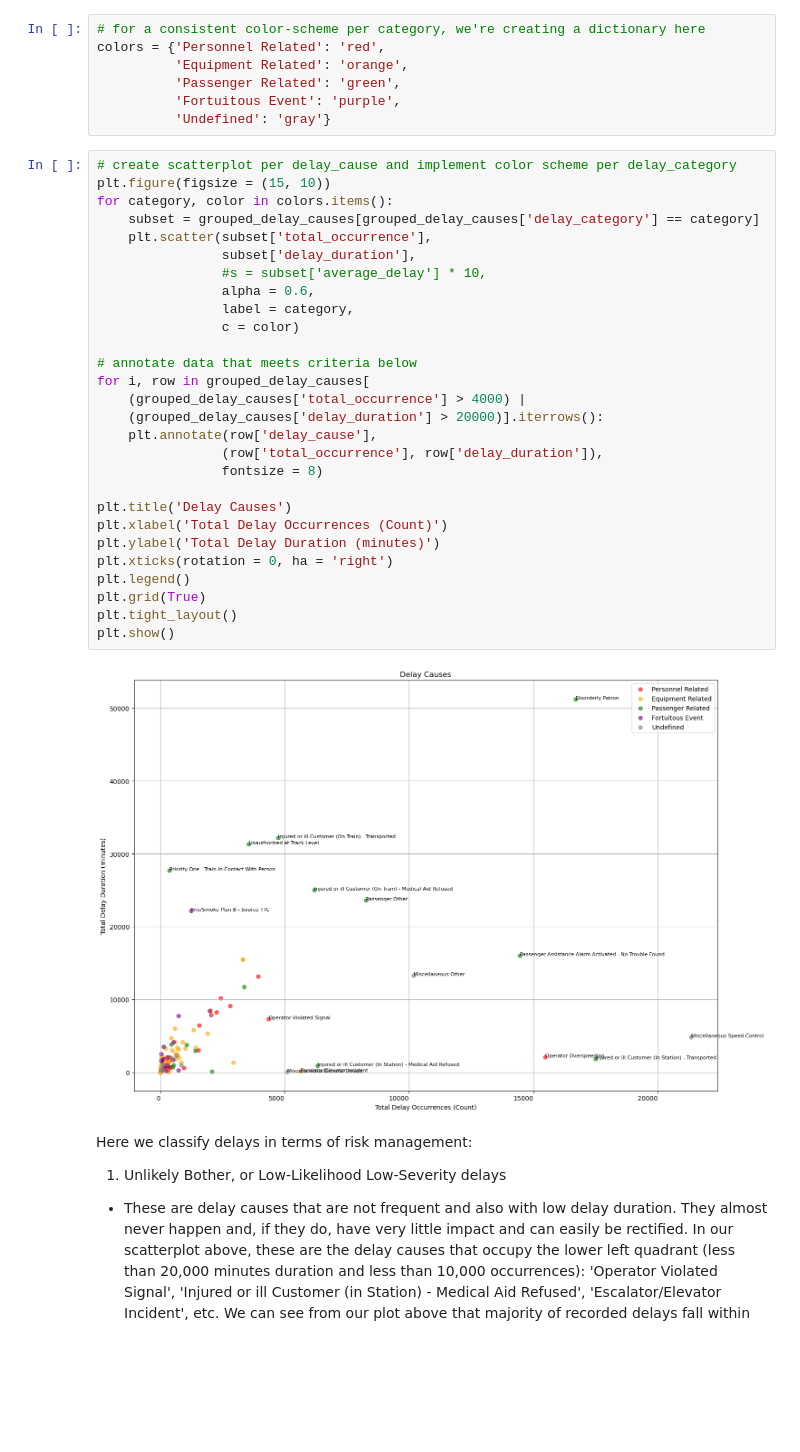
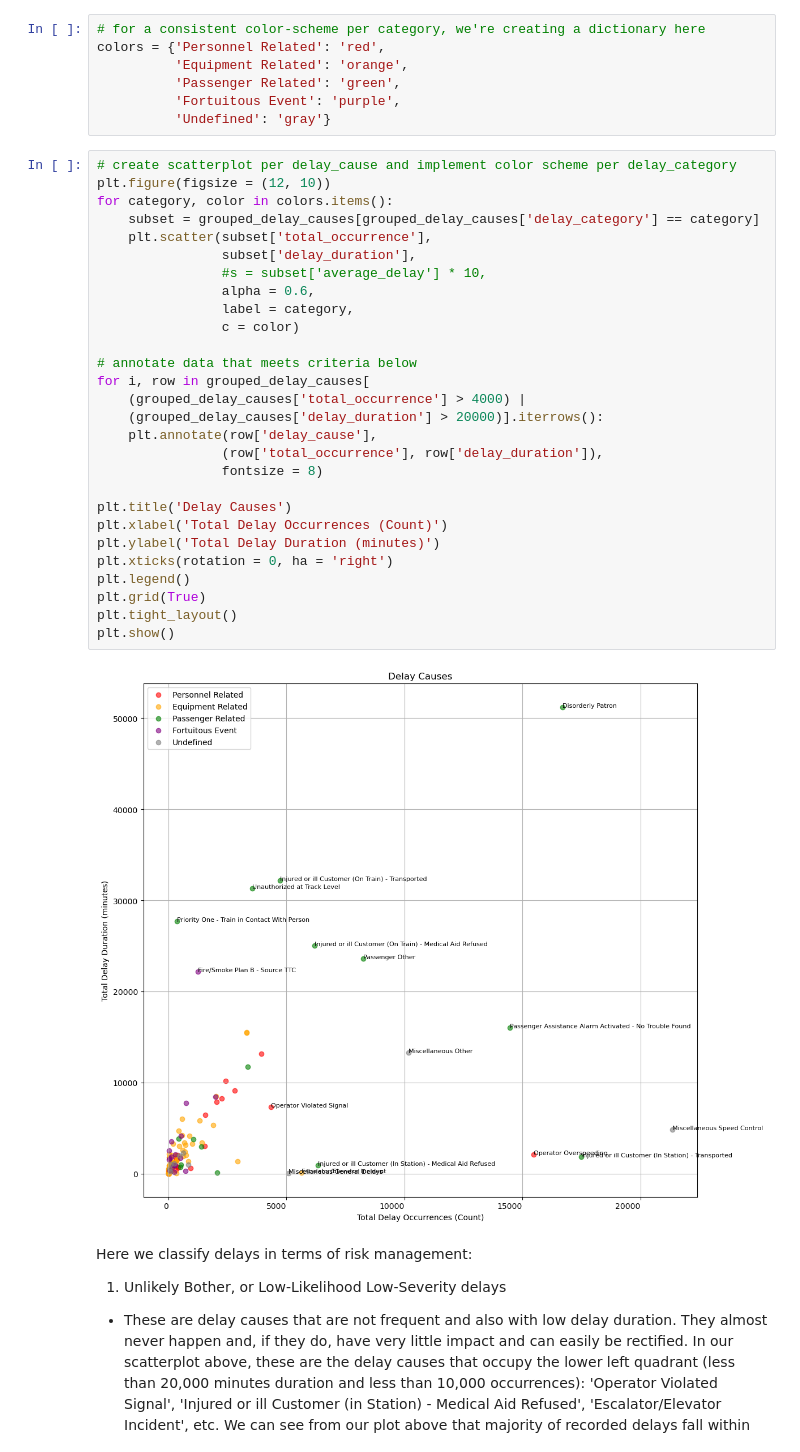
Before and after one commit to emem83/TTC-Delay-Dataset, a Jupyter notebook: TTC_Delay_Dataset_EDA.ipynb, the cells around one changed output. Drawn from its saved outputs; the diff is of its cells as text; blank space fills up the shorter version.

```diff
--- a/TTC_Delay_Dataset_EDA.ipynb
+++ b/TTC_Delay_Dataset_EDA.ipynb
@@ -206,34 +206,34 @@ colors = {'Personnel Related': 'red',
           'Undefined': 'gray'}
 # %%
 # create scatterplot per delay_cause and implement color scheme per delay_category
-plt.figure(figsize = (15, 10))
+plt.figure(figsize = (12, 10))
 for category, color in colors.items():
     subset = grouped_delay_causes[grouped_delay_causes['delay_category'] == category]
     plt.scatter(subset['total_occurrence'],
                 subset['delay_duration'],
                 #s = subset['average_delay'] * 10,
                 alpha = 0.6,
                 label = category,
                 c = color)
 
 # annotate data that meets criteria below
 for i, row in grouped_delay_causes[
     (grouped_delay_causes['total_occurrence'] > 4000) |
     (grouped_delay_causes['delay_duration'] > 20000)].iterrows():
     plt.annotate(row['delay_cause'],
                 (row['total_occurrence'], row['delay_duration']),
                 fontsize = 8)
 
 plt.title('Delay Causes')
 plt.xlabel('Total Delay Occurrences (Count)')
 plt.ylabel('Total Delay Duration (minutes)')
 plt.xticks(rotation = 0, ha = 'right')
 plt.legend()
 plt.grid(True)
 plt.tight_layout()
 plt.show()
 # %% [output]
-[figure, old version]
+[figure, new version]
 # %% [markdown]
 Here we classify delays in terms of risk management:
 1. Unlikely Bother, or Low-Likelihood Low-Severity delays
```
Also changed, not shown: parts of 12 cells of this notebook.
